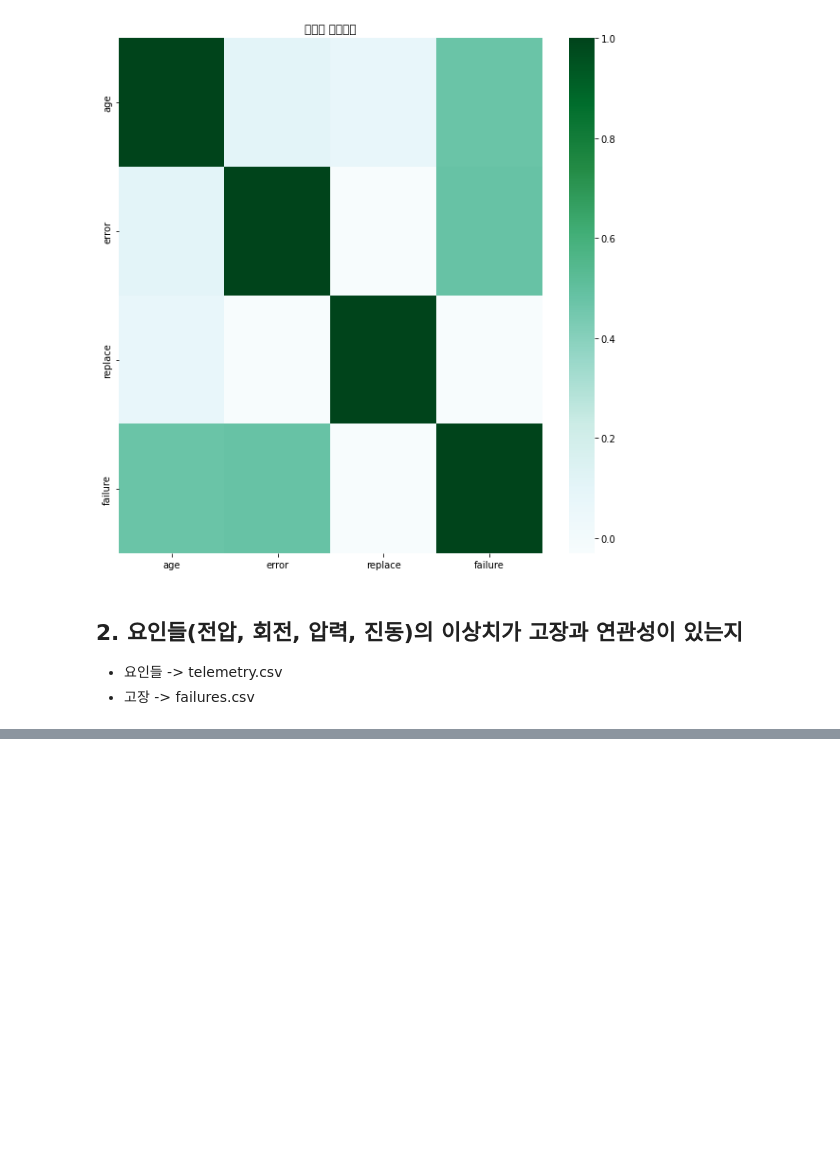
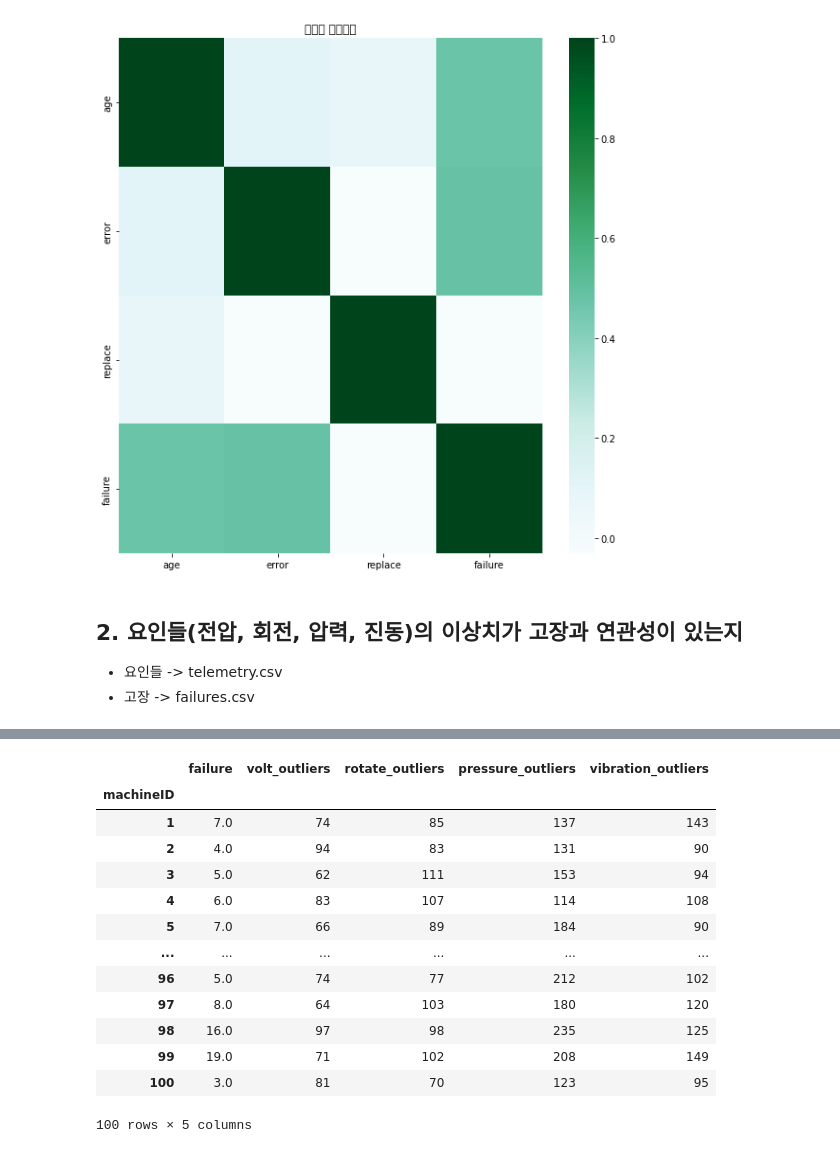
Before and after one commit to cesong2/Display-Sensor, a Jupyter notebook: 딥한_분석1,2.ipynb, the cells around one changed output, grey strips where cells are left out. Cells and saved outputs as stored; diff of their text form; code cells hidden in the pictures; blank space fills up the shorter version.

```diff
--- a/딥한_분석1,2.ipynb
+++ b/딥한_분석1,2.ipynb
@@ -109 +143,18 @@ outliers = pd.DataFrame(failures_df.groupby('machineID')['volt'].count())
+# %%
+machines_outliers
+# %% [output]
+|  | failure | volt_outliers | rotate_outliers | pressure_outliers | vibration_outliers |
+| machineID |  |  |  |  |  |
+| 1 | 7.0 | 74 | 85 | 137 | 143 |
+| 2 | 4.0 | 94 | 83 | 131 | 90 |
+| 3 | 5.0 | 62 | 111 | 153 | 94 |
+| 4 | 6.0 | 83 | 107 | 114 | 108 |
+| 5 | 7.0 | 66 | 89 | 184 | 90 |
+| ... | ... | ... | ... | ... | ... |
+| 96 | 5.0 | 74 | 77 | 212 | 102 |
+| 97 | 8.0 | 64 | 103 | 180 | 120 |
+| 98 | 16.0 | 97 | 98 | 235 | 125 |
+| 99 | 19.0 | 71 | 102 | 208 | 149 |
+| 100 | 3.0 | 81 | 70 | 123 | 95 |
+100 rows × 5 columns
 # %%
```
Also changed, not shown: parts of 22 cells of this notebook.
